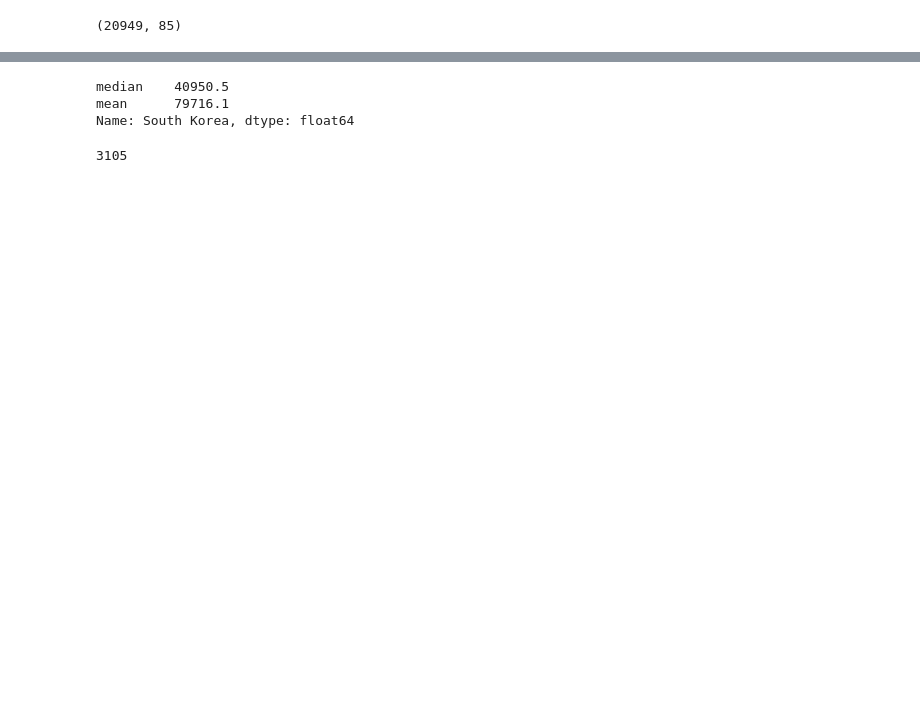
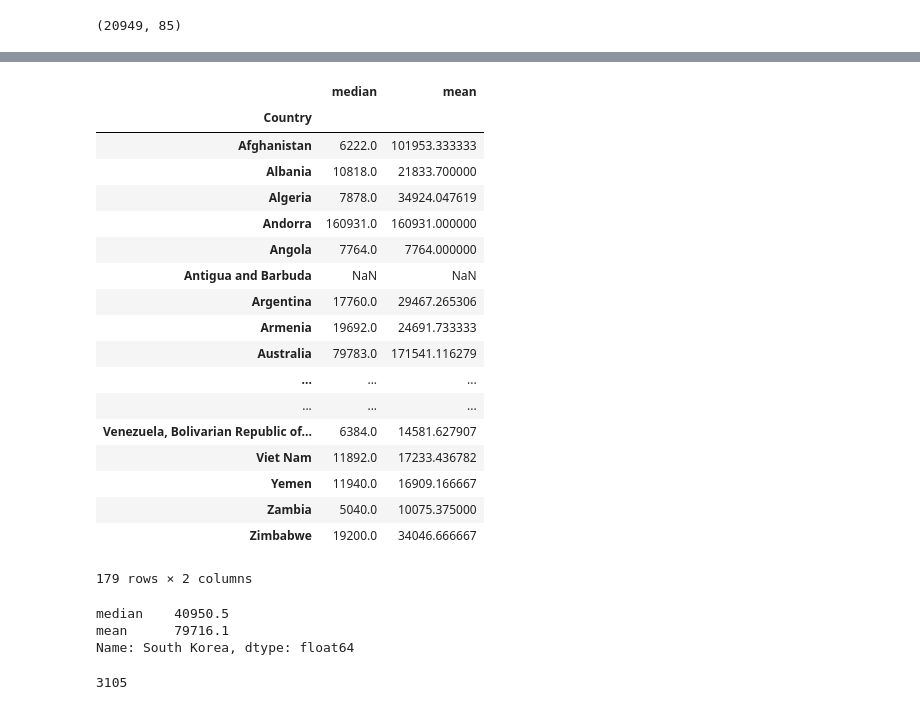
Before and after one commit to fasthill/My-gist, a Jupyter notebook: pandas/Pandas_groupby.ipynb, the cells around one changed output, grey strips where cells are left out. Cells and saved outputs as stored; diff of their text form; code cells hidden in the pictures; blank space fills up the shorter version.

```diff
--- a/pandas/Pandas_groupby.ipynb
+++ b/pandas/Pandas_groupby.ipynb
@@ -173,3 +179,25 @@ country_grp['ConvertedComp'].median().loc['Germany']
+# %%
+country_grp['ConvertedComp'].agg(['median', 'mean'])
+# %% [output]
+|  | median | mean |
+| Country |  |  |
+| Afghanistan | 6222.0 | 101953.333333 |
+| Albania | 10818.0 | 21833.700000 |
+| Algeria | 7878.0 | 34924.047619 |
+| Andorra | 160931.0 | 160931.000000 |
+| Angola | 7764.0 | 7764.000000 |
+| Antigua and Barbuda | NaN | NaN |
+| Argentina | 17760.0 | 29467.265306 |
+| Armenia | 19692.0 | 24691.733333 |
+| Australia | 79783.0 | 171541.116279 |
+| ... | ... | ... |
+| ... | ... | ... |
+| Venezuela, Bolivarian Republic of... | 6384.0 | 14581.627907 |
+| Viet Nam | 11892.0 | 17233.436782 |
+| Yemen | 11940.0 | 16909.166667 |
+| Zambia | 5040.0 | 10075.375000 |
+| Zimbabwe | 19200.0 | 34046.666667 |
+179 rows × 2 columns
 # %%
 country_grp['ConvertedComp'].agg(['median', 'mean']).loc['South Korea']
 # %% [output]
```
Also changed, not shown: parts of 52 cells of this notebook.
